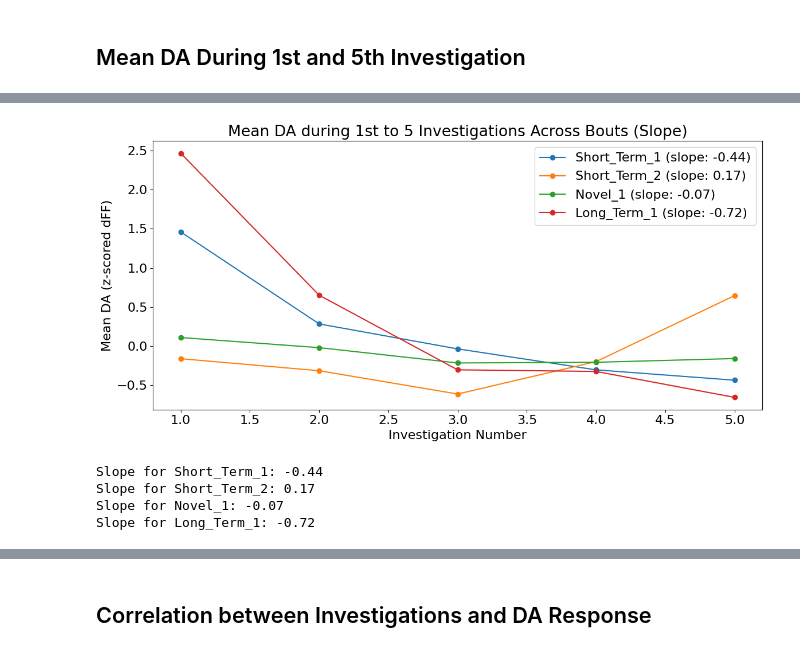
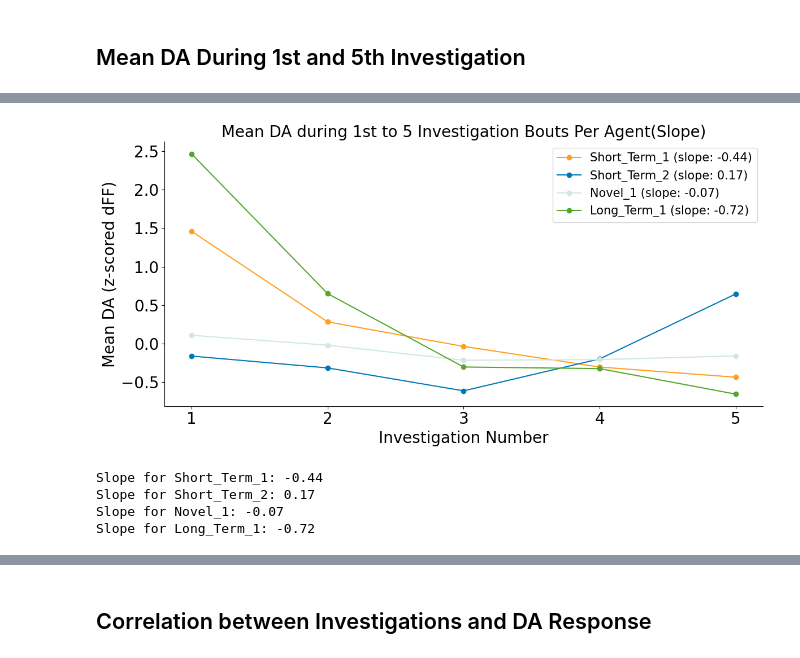
Before and after one commit to AlbertLeei/PCLAB_Photometry, a Jupyter notebook: P2_Code/home_cage/home_cage_analysis.ipynb, the cells around one changed output, grey strips where cells are left out. Saved outputs shown, nothing was run; the diff lists cells and outputs as text; code cells hidden in the pictures.

```diff
--- a/P2_Code/home_cage/home_cage_analysis.ipynb
+++ b/P2_Code/home_cage/home_cage_analysis.ipynb
@@ -51,6 +51,9 @@ Home Cage Processing n4-240509-075317...
 Home Cage Processing n5-240823-085032...
 Home Cage Processing n6-240823-101436...
 Home Cage Processing n7-240824-062103...
+# %%
+# Define the custom color palette
+custom_palette = ['#FF9F1C', '#0077B6', '#D1E8E2', '#55A630', '#E07A5F', '#FFADAD', '#2C2C54', '#792910']
 # %% [markdown]
 ## Average Investigation Time Per bout
 # %%
@@ -99,8 +105,8 @@ plot_y_across_bouts(inv_1st_mean_df, 'Mean DA during 5th Investigation Across Bo
 # %%
 mean_da_df = extract_nth_to_mth_behavior_mean_da(group_data, columns , behavior='Investigation', n_start=1, n_end=5)
-plot_meanDA_across_investigations(mean_da_df,columns, max_investigations=5, metric_type='slope')
+plot_meanDA_across_investigations(mean_da_df,columns, max_investigations=5, metric_type='slope',colors=custom_palette, custom_xtick_labels=['1','2','3','4','5'])
 # %% [output]
-[figure, old version]
+[figure, new version]
 Slope for Short_Term_1: -0.44
 Slope for Short_Term_2: 0.17
 Slope for Novel_1: -0.07
```
Also changed, not shown: parts of 16 cells of this notebook, 4 other files.
